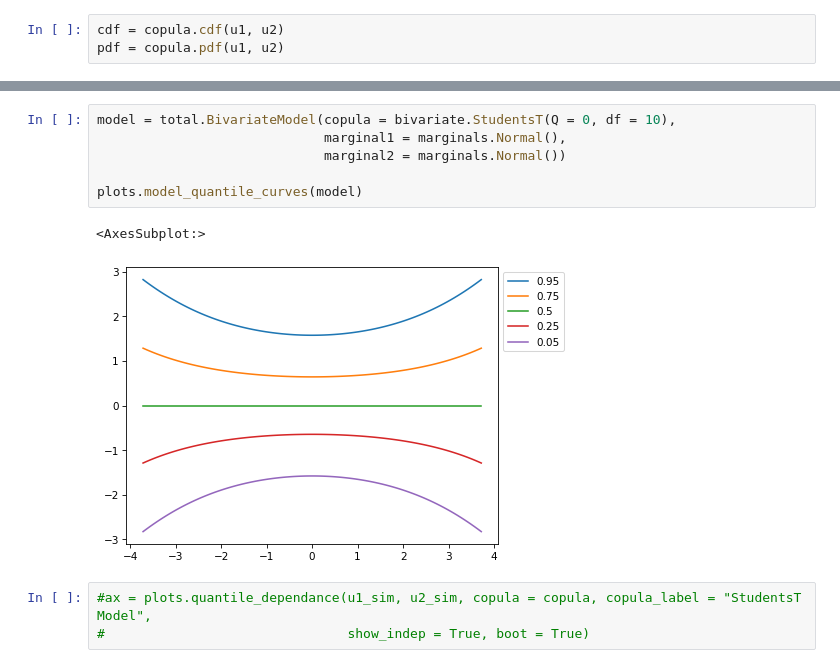
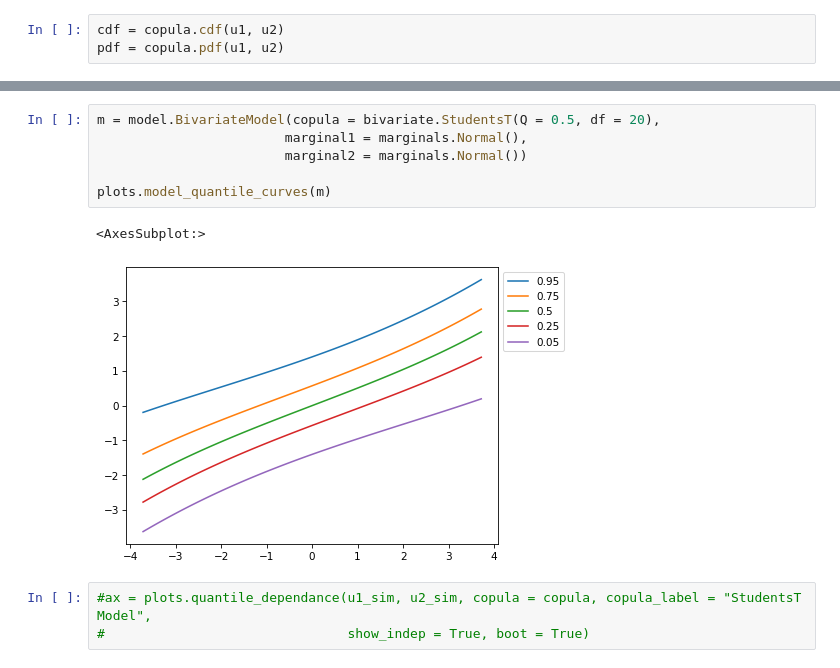
Before and after one commit to sorensenj50/Copula-Package, a Jupyter notebook: Notebook.ipynb, the cells around one changed output, grey strips where cells are left out. Drawn from its saved outputs; the diff is of its cells as text.

```diff
--- a/Notebook.ipynb
+++ b/Notebook.ipynb
@@ -209,12 +157,12 @@ Q          0.0000        nan     0.00        nan         nan     [nan, nan]
 # %%
-model = total.BivariateModel(copula = bivariate.StudentsT(Q = 0, df = 10),
-                             marginal1 = marginals.Normal(),
-                             marginal2 = marginals.Normal())
+m = model.BivariateModel(copula = bivariate.StudentsT(Q = 0.5, df = 20),
+                        marginal1 = marginals.Normal(),
+                        marginal2 = marginals.Normal())
 
-plots.model_quantile_curves(model)
+plots.model_quantile_curves(m)
 # %% [output]
 <AxesSubplot:>
-[figure, old version]
+[figure, new version]
 # %%
 #ax = plots.quantile_dependance(u1_sim, u2_sim, copula = copula, copula_label = "StudentsT Model",
 #                               show_indep = True, boot = True)
```
Also changed, not shown: parts of 27 cells of this notebook, 3 other files.
